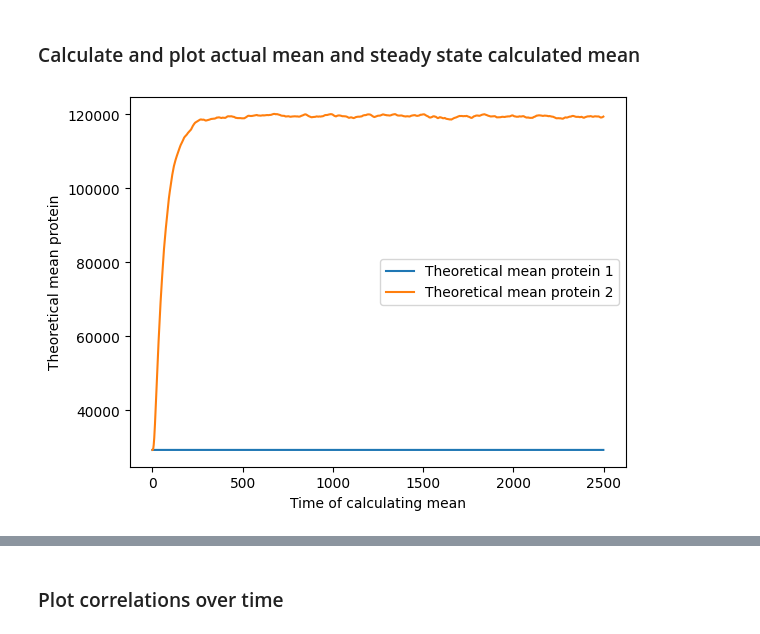
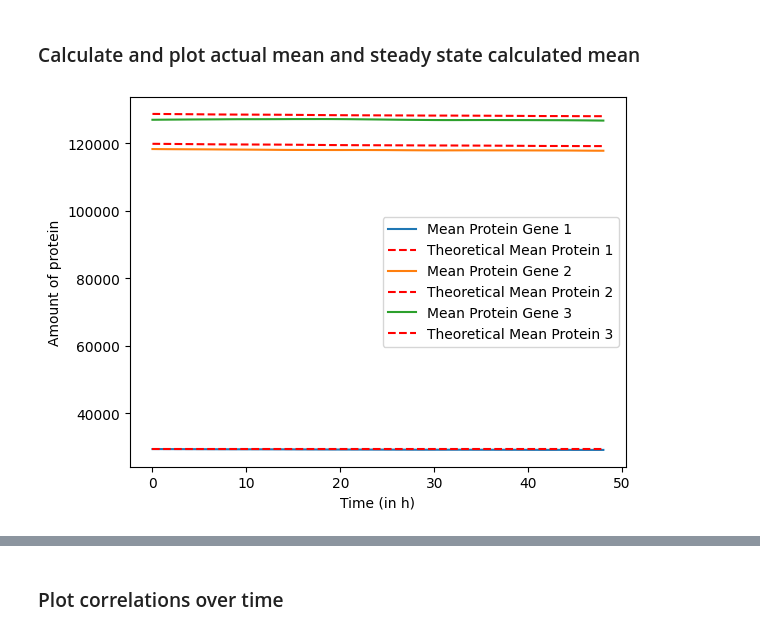
Before and after one commit to Keerthana910234/grnInference, a Jupyter notebook: analysis_code/correlation_calculation/correlation_calculation.ipynb, the cells around one changed output, grey strips where cells are left out. Saved outputs shown, nothing was run; the diff lists cells and outputs as text; code cells hidden in the pictures.

```diff
--- a/analysis_code/correlation_calculation/correlation_calculation.ipynb
+++ b/analysis_code/correlation_calculation/correlation_calculation.ipynb
@@ -61,8 +61,8 @@ def get_param_data(param_df, param_index):
         dict: Flat dictionary with keys like 'gene_1_p_on', 'gene_2_p_off', etc.,
               and interaction terms left as-is.
     """
-    gene_terms = ["p_on", "p_off", "mrna_half_life", "protein_half_life",
-                  "p_prod_protein", "p_prod_mRNA"]
+    gene_terms = ["k_on", "k_off", "mrna_half_life", "protein_half_life",
+                  "k_prod_protein", "k_prod_mRNA"]
     extra_terms = ["pair_id", "gene_id"]
 
     rows = [int(i) for i in param_index.split("_")]
@@ -77,10 +77,10 @@ def get_param_data(param_df, param_index):
             key = f"{term}_gene_{gene_id}"
             param_dict[key] = row[term]
         #add degradation terms from half_life
-        mRNA_deg_key = f"p_deg_mRNA_gene_{gene_id}"
+        mRNA_deg_key = f"k_deg_mRNA_gene_{gene_id}"
         mRNA_half_life_key = f"mrna_half_life_gene_{gene_id}"
         param_dict[mRNA_deg_key] = np.log(2)/param_dict[mRNA_half_life_key]
-        protein_deg_key = f"p_deg_protein_gene_{gene_id}"
+        protein_deg_key = f"k_deg_protein_gene_{gene_id}"
         protein_half_life_key = f"protein_half_life_gene_{gene_id}"
         param_dict[protein_deg_key] = np.log(2)/param_dict[protein_half_life_key]
     # Interaction parameters (take from first row)
@@ -384,13 +384,13 @@ def get_cross_correlations(df, time_points, genes):
 ### Modify the path to simulation, interaction matrix
 # %%
 ###MODIFY
-sim_path = "/home/mzo5929/Keerthana/grnInference/simulation_data/median_parameter_simulations/simulations/df_row_0_1_14072025_175926_ncells_10000_A_to_B_9c7f0cd0.csv"
-path_to_matrix = "/home/mzo5929/Keerthana/grnInference/simulation_data/median_parameter_simulations/simulation_details/interaction_matrix_positive.txt"
+sim_path = "/home/mzo5929/Keerthana/grnInference//simulation_data/median_parameter_simulations/new_simulation/df_rows_0_1_2_29072025_173447_ncells_5000_Feed_forward_b64a8f7c.csv"
+path_to_matrix = "/home/mzo5929/Keerthana/grnInference/simulation_data/median_parameter_simulations/simulation_details/interaction_matrix_feed_forward.txt"
 df = pd.read_csv(sim_path)
 # %%
 # param_index = "0_1_2"
 # param_index = extract_param_index(sim_path)
-param_df = pd.read_csv("/home/mzo5929/Keerthana/grnInference/simulation_data/median_parameter_simulations/simulation_details/median_param.csv", index_col = 0)
+param_df = pd.read_csv("/home/mzo5929/Keerthana/grnInference/simulation_data/median_parameter_simulations/simulation_details/median_param_3_gene.csv", index_col = 0)
 param_index = extract_param_index(sim_path)
 gene_params = get_param_data(param_df, param_index)
 n_genes, interaction_matrix = read_input_matrix(path_to_matrix)
@@ -401,22 +401,26 @@ steady_state_fixed, steady_state_with_sim_data = steady_state_calc(gene_params,
 # %% [markdown]
 ### Calculate and plot actual mean and steady state calculated mean
 # %%
-time_steps = df['time_step'].unique()
-time_steps
-gene_means = [[] for _ in range(n_genes)]  # Create a list of lists for each gene
+mean_val = [[] for _ in range(n_genes)]  # Create a list of lists for each gene
+gene_means = [[] for _ in range(n_genes)]  # Create a list of lists for steady state means
 
-for time in tqdm(time_steps):
-    steady_state_fixed, steady_state_with_sim_data = steady_state_calc(gene_params, interaction_matrix, gene_list, sim_data=df[df['time_step'] == time])
+t_list = df['time_step'].unique()
+for t in tqdm(t_list):
+    steady_state_fixed, steady_state_with_sim_data = steady_state_calc(gene_params, interaction_matrix, gene_list, sim_data=df[df['time_step'] == t])
+
     for i in range(n_genes):
         gene_means[i].append(steady_state_with_sim_data[i])  # Append the steady state for each gene
+        single_time_point_data = df[df['time_step'] == t]
+        mean_val[i].append(single_time_point_data[f'gene_{i + 1}_protein'].mean())  # Use dynamic gene indexing
 
 # Plotting each gene's mean steady state
 for i in range(n_genes):
-    plt.plot(time_steps, gene_means[i], label=f"Theoretical mean protein {i + 1}")
-
-plt.xlabel("Time of calculating mean")
-plt.ylabel("Theoretical mean protein")
+    plt.plot(t_list, mean_val[i], label=f"Mean Protein Gene {i + 1}")
+    plt.plot(t_list, gene_means[i], linestyle="--", color="red", label=f"Theoretical Mean Protein {i + 1}")
+    # plt.axhline(avg_protein_levels[i], linestyle = "--", color = "black", label = f"ODE solution for Protein {i + 1}")
+plt.xlabel("Time (in h)")
+plt.ylabel("Amount of protein")
 plt.legend()
 plt.show()
 # %% [output]
-[figure, old version]
+[figure, new version]
```
Also changed, not shown: parts of 13 cells of this notebook, 3 other files.
